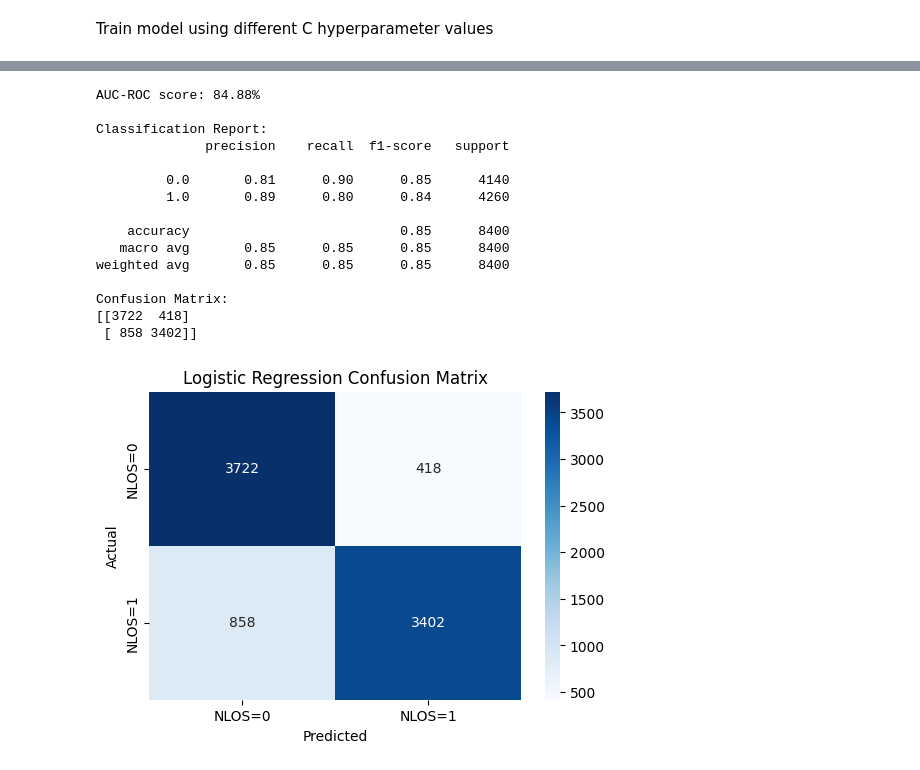
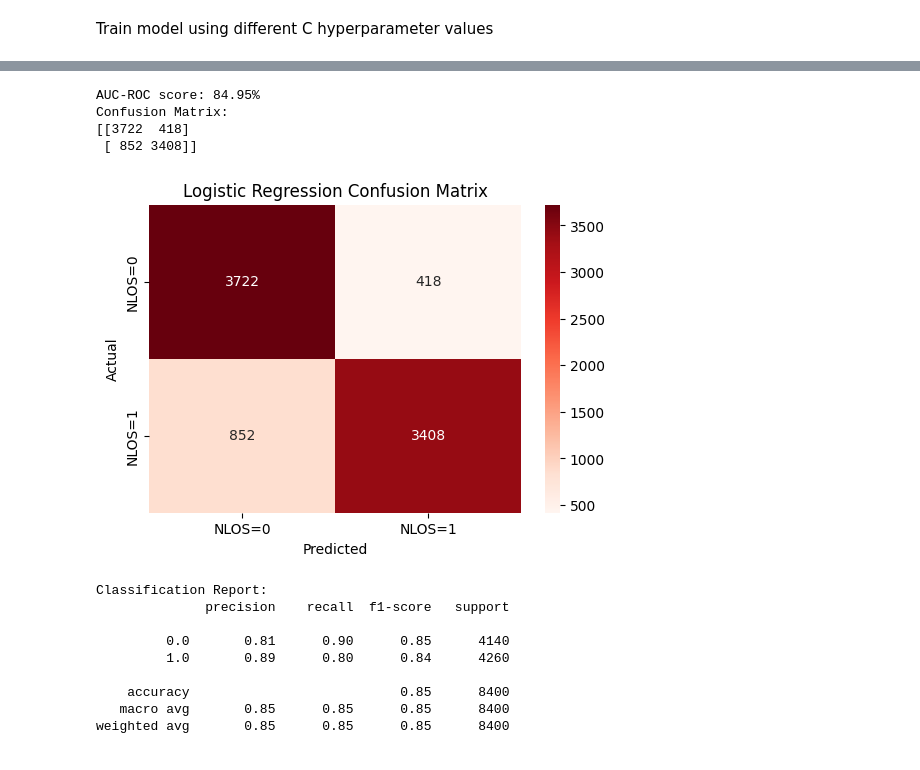
Before and after one commit to jaywmz/UWB-LOS-NLOS-Data-Analytics, a Jupyter notebook: Data Mining/classifying/NLOS_classfier_mining_logisticreg.ipynb, the cells around one changed output, grey strips where cells are left out. Saved outputs shown, nothing was run; the diff lists cells and outputs as text; code cells hidden in the pictures.

Commit message:
Change heatmap colour to red

```diff
--- a/Data Mining/classifying/NLOS_classfier_mining_logisticreg.ipynb
+++ b/Data Mining/classifying/NLOS_classfier_mining_logisticreg.ipynb
@@ -161,40 +161,38 @@ Text(0, 0.5, 'Accuracy')
 # %%
 print("AUC-ROC score: {:.2f}%".format(test_accuracy_logreg * 100))
 
 # Compute and display the confusion matrix
 cm_logreg = confusion_matrix(y_test, y_pred_test)
 print("Confusion Matrix:")
 print(cm_logreg)
 
 plt.figure(figsize=(6,4))
-sns.heatmap(cm_logreg, annot=True, fmt="d", cmap="Blues",
+sns.heatmap(cm_logreg, annot=True, fmt="d", cmap="Reds",
             xticklabels=["NLOS=0", "NLOS=1"],
             yticklabels=["NLOS=0", "NLOS=1"])
 plt.xlabel("Predicted")
 plt.ylabel("Actual")
 plt.title("Logistic Regression Confusion Matrix")
 plt.show()
 
 # Print a classification report which includes precision, recall, f1 score
 print("\nClassification Report:")
 print(classification_report(y_test, y_pred_test))
 # %% [output]
-AUC-ROC score: 84.88%
-
-Classification Report:
-              precision    recall  f1-score   support
-
-         0.0       0.81      0.90      0.85      4140
-         1.0       0.89      0.80      0.84      4260
-
-    accuracy                           0.85      8400
-   macro avg       0.85      0.85      0.85      8400
-weighted avg       0.85      0.85      0.85      8400
-
+AUC-ROC score: 84.95%
 Confusion Matrix:
 [[3722  418]
- [ 858 3402]]
+ [ 852 3408]]
-[figure, old version]
+[figure, new version]
+Classification Report:
+              precision    recall  f1-score   support
+
+         0.0       0.81      0.90      0.85      4140
+         1.0       0.89      0.80      0.84      4260
+
+    accuracy                           0.85      8400
+   macro avg       0.85      0.85      0.85      8400
+weighted avg       0.85      0.85      0.85      8400
 # %%
 # import pandas as pd
 # import matplotlib.pyplot as plt
```
Also changed, not shown: parts of 1 cell of this notebook.
